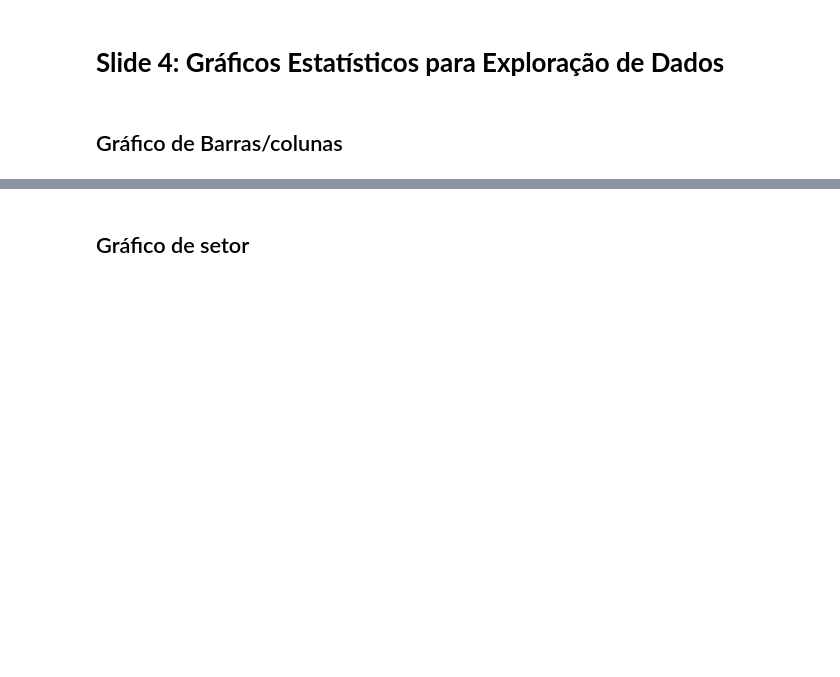
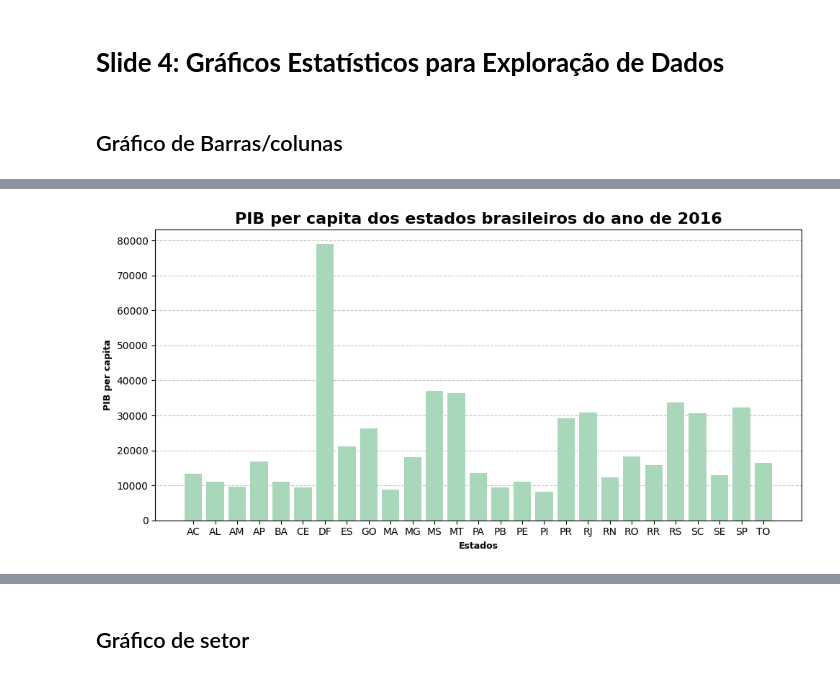
Before and after one commit to Jonathan-Gil-Muller/Analise-Exploratoria-Dados_-BCD-, a Jupyter notebook: AED_[TurmaA_BCD].ipynb, the cells around one changed output, grey strips where cells are left out. Cells and saved outputs as stored; diff of their text form; code cells hidden in the pictures; blank space fills up the shorter version.

```diff
--- a/AED_[TurmaA_BCD].ipynb
+++ b/AED_[TurmaA_BCD].ipynb
@@ -1273,18 +1289,23 @@ plt.show()
 # %%
 # Gera o gráfico de barras com matplotlib 'plt'
 plt.figure(figsize=(10, 5))
 plt.bar(dados.index, dados.values, color='#A8D8B9')
 
 # Customizar gráfico: rótulos dos eixos em negrito
 plt.xlabel('Estados', fontweight='bold', fontsize=9)
 plt.ylabel('PIB per capita', fontweight='bold', fontsize=9)
+plt.title('PIB per capita dos estados brasileiros do ano de 2016',
+          fontweight='bold',
+          fontsize=16)
 
 # Grade de fundo
 plt.grid(axis='y', linestyle='--', alpha=0.7)
 plt.gca().set_axisbelow(True)
 
 plt.tight_layout()
 plt.show()
+# %% [output]
+[figure, added]
 # %%
 # Carregar o arquivo de dados
 df_brasil = pd.read_csv('BRAZIL_CITIES.csv', sep=';')
```
Also changed, not shown: parts of 35 cells of this notebook.
